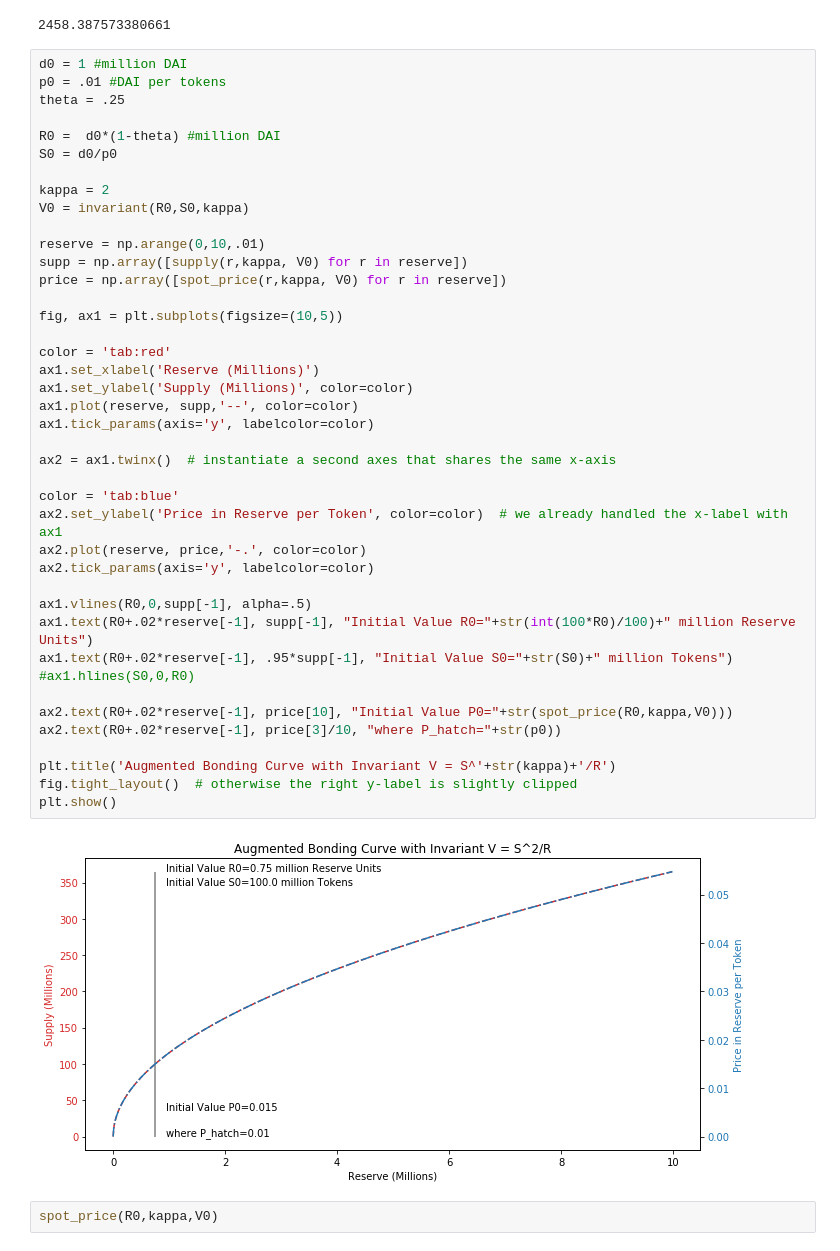
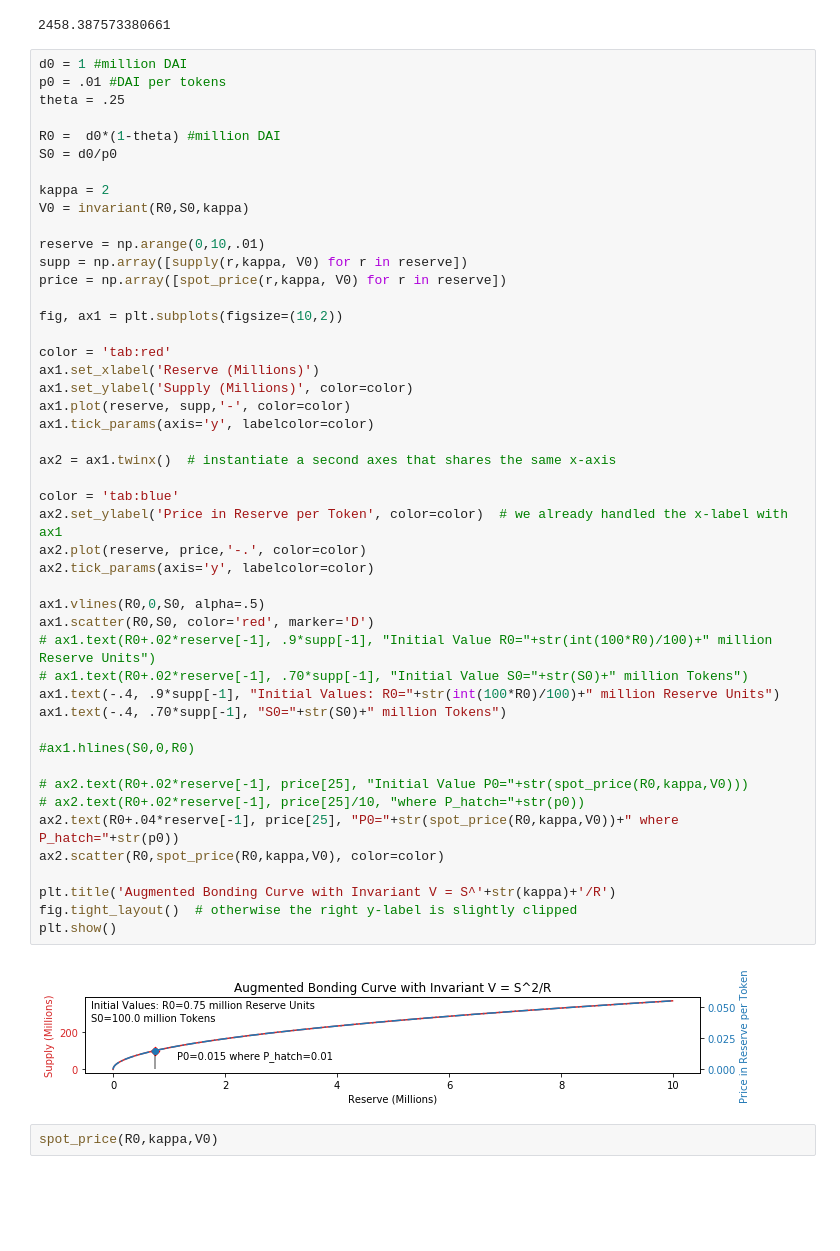
Before and after one commit to BlockScience/conviction, a Jupyter notebook: hatch_sim.ipynb, the cells around one changed output. Drawn from its saved outputs; the diff is of its cells as text; blank space fills up the shorter version.

```diff
--- a/hatch_sim.ipynb
+++ b/hatch_sim.ipynb
@@ -113,41 +113,47 @@ theta = .25
 R0 =  d0*(1-theta) #million DAI
 S0 = d0/p0
 
 kappa = 2
 V0 = invariant(R0,S0,kappa)
 
 reserve = np.arange(0,10,.01)
 supp = np.array([supply(r,kappa, V0) for r in reserve])
 price = np.array([spot_price(r,kappa, V0) for r in reserve])
 
-fig, ax1 = plt.subplots(figsize=(10,5))
+fig, ax1 = plt.subplots(figsize=(10,2))
 
 color = 'tab:red'
 ax1.set_xlabel('Reserve (Millions)')
 ax1.set_ylabel('Supply (Millions)', color=color)
-ax1.plot(reserve, supp,'--', color=color)
+ax1.plot(reserve, supp,'-', color=color)
 ax1.tick_params(axis='y', labelcolor=color)
 
 ax2 = ax1.twinx()  # instantiate a second axes that shares the same x-axis
 
 color = 'tab:blue'
 ax2.set_ylabel('Price in Reserve per Token', color=color)  # we already handled the x-label with ax1
 ax2.plot(reserve, price,'-.', color=color)
 ax2.tick_params(axis='y', labelcolor=color)
 
-ax1.vlines(R0,0,supp[-1], alpha=.5)
-ax1.text(R0+.02*reserve[-1], supp[-1], "Initial Value R0="+str(int(100*R0)/100)+" million Reserve Units")
-ax1.text(R0+.02*reserve[-1], .95*supp[-1], "Initial Value S0="+str(S0)+" million Tokens")
+ax1.vlines(R0,0,S0, alpha=.5)
+ax1.scatter(R0,S0, color='red', marker='D')
+# ax1.text(R0+.02*reserve[-1], .9*supp[-1], "Initial Value R0="+str(int(100*R0)/100)+" million Reserve Units")
+# ax1.text(R0+.02*reserve[-1], .70*supp[-1], "Initial Value S0="+str(S0)+" million Tokens")
+ax1.text(-.4, .9*supp[-1], "Initial Values: R0="+str(int(100*R0)/100)+" million Reserve Units")
+ax1.text(-.4, .70*supp[-1], "S0="+str(S0)+" million Tokens")
+
 #ax1.hlines(S0,0,R0)
 
-ax2.text(R0+.02*reserve[-1], price[10], "Initial Value P0="+str(spot_price(R0,kappa,V0)))
-ax2.text(R0+.02*reserve[-1], price[3]/10, "where P_hatch="+str(p0))
+# ax2.text(R0+.02*reserve[-1], price[25], "Initial Value P0="+str(spot_price(R0,kappa,V0)))
+# ax2.text(R0+.02*reserve[-1], price[25]/10, "where P_hatch="+str(p0))
+ax2.text(R0+.04*reserve[-1], price[25], "P0="+str(spot_price(R0,kappa,V0))+" where P_hatch="+str(p0))
+ax2.scatter(R0,spot_price(R0,kappa,V0), color=color)
 
 plt.title('Augmented Bonding Curve with Invariant V = S^'+str(kappa)+'/R')
 fig.tight_layout()  # otherwise the right y-label is slightly clipped
 plt.show()
 # %% [output]
-[figure, old version]
+[figure, new version]
 # %%
 spot_price(R0,kappa,V0)
 # %% [output]
```
Also changed, not shown: parts of 6 cells of this notebook, 3 other files.
